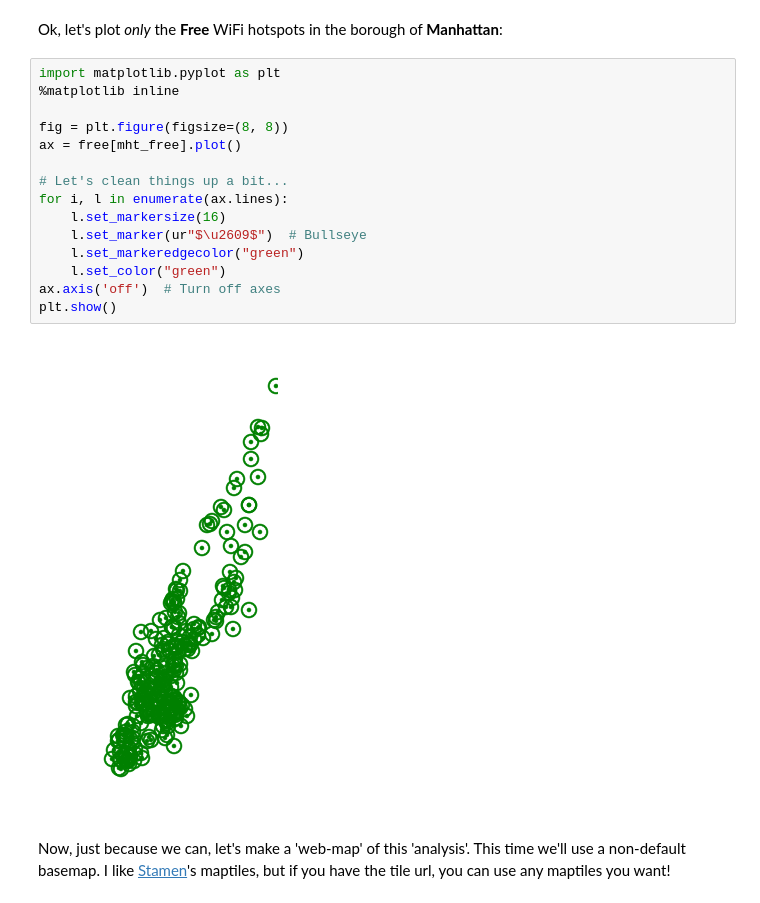
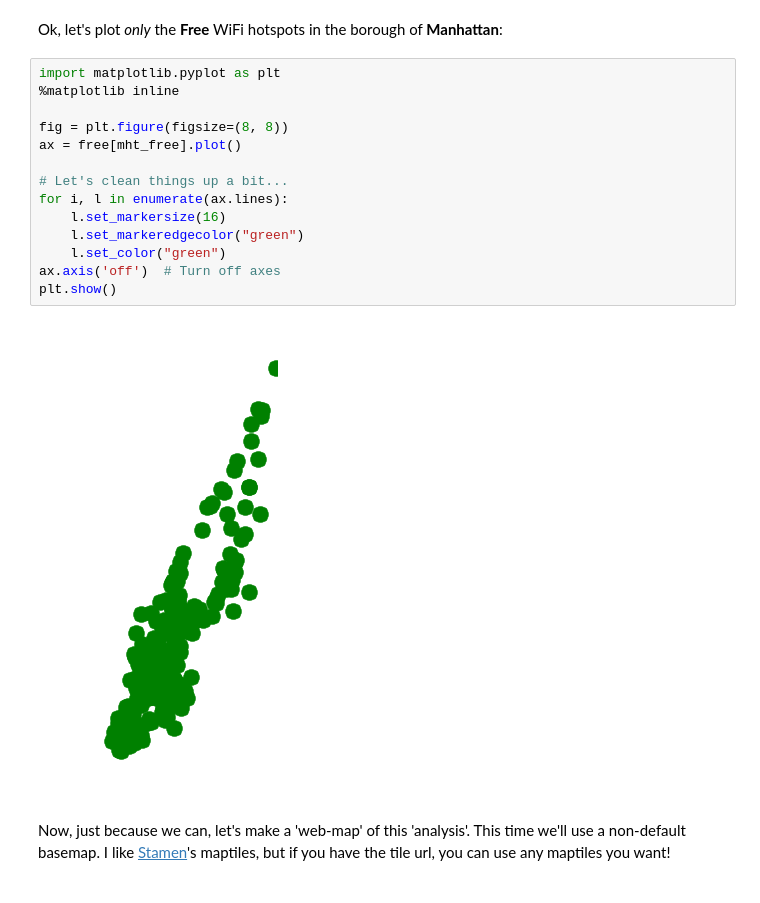
Before and after one commit to carsonfarmer/python_geospatial, a Jupyter notebook: exercises/Working with Vectors in Python (Ans).ipynb, the cells around one changed output. Drawn from its saved outputs; the diff is of its cells as text.

```diff
--- a/exercises/Working with Vectors in Python (Ans).ipynb
+++ b/exercises/Working with Vectors in Python (Ans).ipynb
@@ -106,20 +106,19 @@ Ok, let's plot *only* the **Free** WiFi hotspots in the borough of **Manhattan**
 # %%
 import matplotlib.pyplot as plt
 %matplotlib inline
 
 fig = plt.figure(figsize=(8, 8))
 ax = free[mht_free].plot()
 
 # Let's clean things up a bit...
 for i, l in enumerate(ax.lines):
     l.set_markersize(16)
-    l.set_marker(ur"$\u2609$")  # Bullseye
     l.set_markeredgecolor("green")
     l.set_color("green")
 ax.axis('off')  # Turn off axes
 plt.show()
 # %% [output]
-[figure, old version]
+[figure, new version]
 # %% [markdown]
 Now, just because we can, let's make a 'web-map' of this 'analysis'. This time we'll use a non-default basemap. I like [Stamen](http://stamen.com/)'s maptiles, but if you have the tile url, you can use any maptiles you want!
 # %%
```
Also changed, not shown: parts of 3 cells of this notebook, 5 other files.
